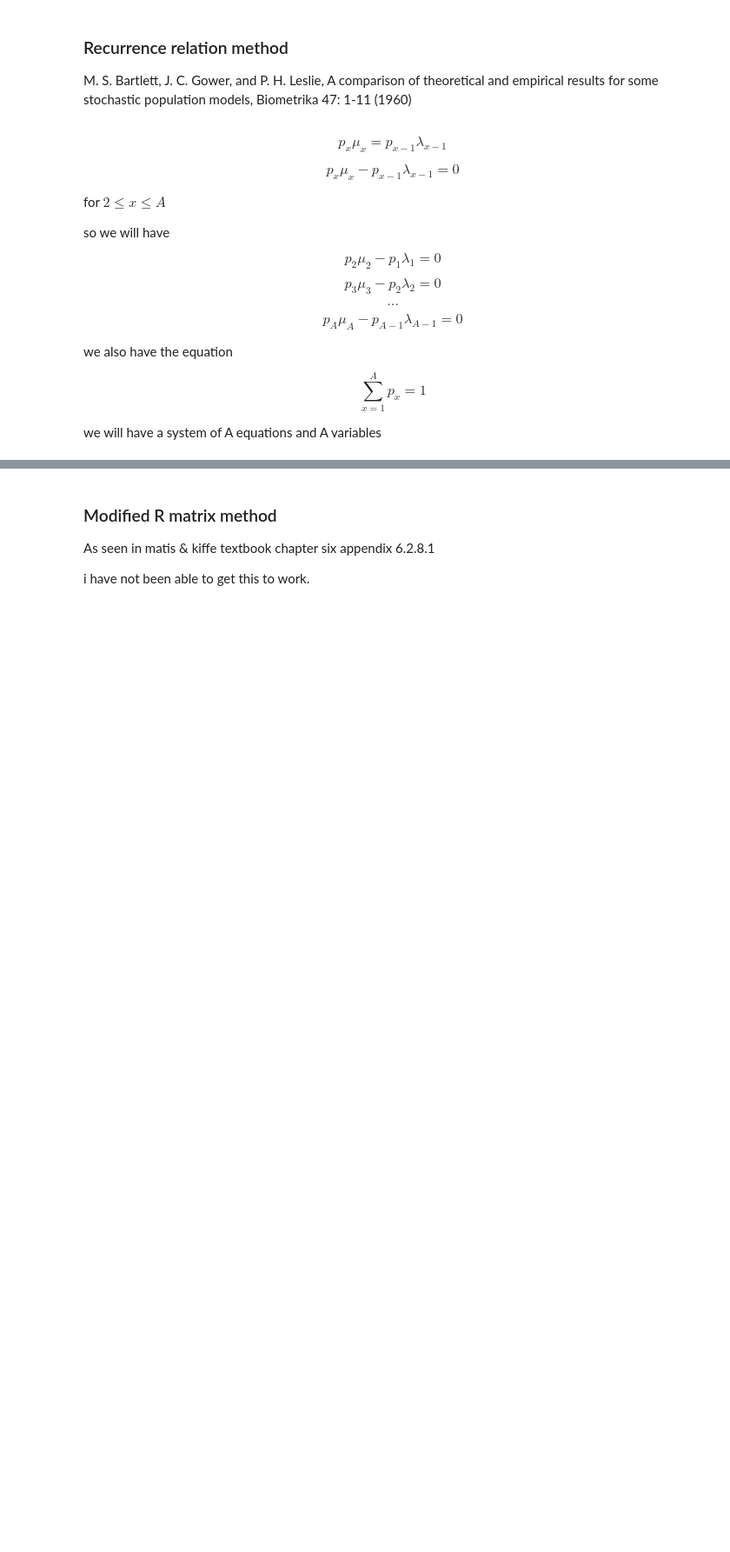
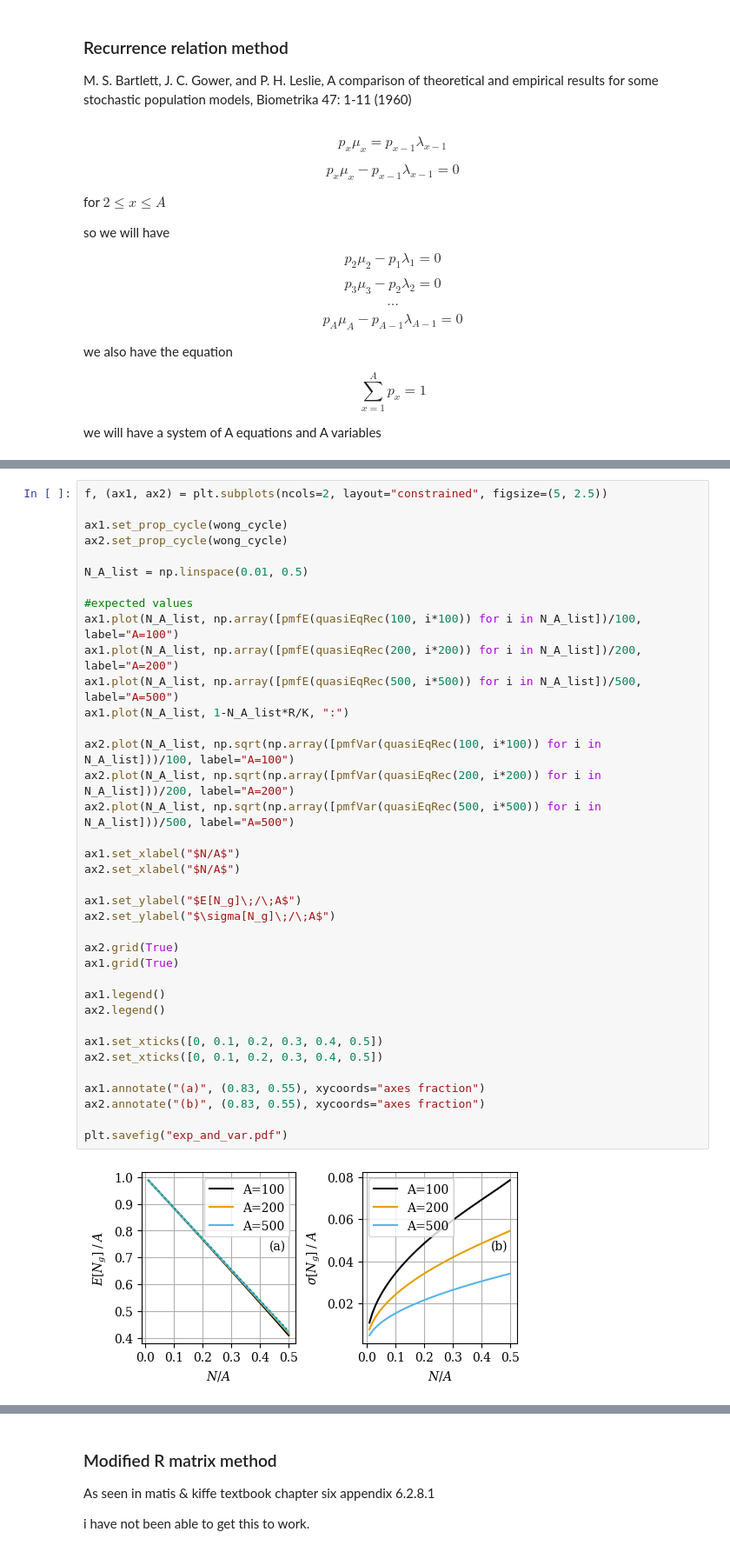
Before and after one commit to ELFREELAND/minecraft_sheep, a Jupyter notebook: stochastic/stochastic_model_kolmogorov.ipynb, the cells around one changed output, grey strips where cells are left out. Shown at 87% size. Drawn from its saved outputs; the diff is of its cells as text; blank space fills up the shorter version.

```diff
--- a/stochastic/stochastic_model_kolmogorov.ipynb
+++ b/stochastic/stochastic_model_kolmogorov.ipynb
@@ -397 +410,40 @@ def quasiEqRec(A, N):
+# %%
+f, (ax1, ax2) = plt.subplots(ncols=2, layout="constrained", figsize=(5, 2.5))
+
+ax1.set_prop_cycle(wong_cycle)
+ax2.set_prop_cycle(wong_cycle)
+
+N_A_list = np.linspace(0.01, 0.5)
+
+#expected values
+ax1.plot(N_A_list, np.array([pmfE(quasiEqRec(100, i*100)) for i in N_A_list])/100, label="A=100")
+ax1.plot(N_A_list, np.array([pmfE(quasiEqRec(200, i*200)) for i in N_A_list])/200, label="A=200")
+ax1.plot(N_A_list, np.array([pmfE(quasiEqRec(500, i*500)) for i in N_A_list])/500, label="A=500")
+ax1.plot(N_A_list, 1-N_A_list*R/K, ":")
+
+ax2.plot(N_A_list, np.sqrt(np.array([pmfVar(quasiEqRec(100, i*100)) for i in N_A_list]))/100, label="A=100")
+ax2.plot(N_A_list, np.sqrt(np.array([pmfVar(quasiEqRec(200, i*200)) for i in N_A_list]))/200, label="A=200")
+ax2.plot(N_A_list, np.sqrt(np.array([pmfVar(quasiEqRec(500, i*500)) for i in N_A_list]))/500, label="A=500")
+
+ax1.set_xlabel("$N/A$")
+ax2.set_xlabel("$N/A$")
+
+ax1.set_ylabel("$E[N_g]\;/\;A$")
+ax2.set_ylabel("$\sigma[N_g]\;/\;A$")
+
+ax2.grid(True)
+ax1.grid(True)
+
+ax1.legend()
+ax2.legend()
+
+ax1.set_xticks([0, 0.1, 0.2, 0.3, 0.4, 0.5])
+ax2.set_xticks([0, 0.1, 0.2, 0.3, 0.4, 0.5])
+
+ax1.annotate("(a)", (0.83, 0.55), xycoords="axes fraction")
+ax2.annotate("(b)", (0.83, 0.55), xycoords="axes fraction")
+
+plt.savefig("exp_and_var.pdf")
+# %% [output]
+[figure, added]
 # %%
```
Also changed, not shown: parts of 16 cells of this notebook, 6 other files.
